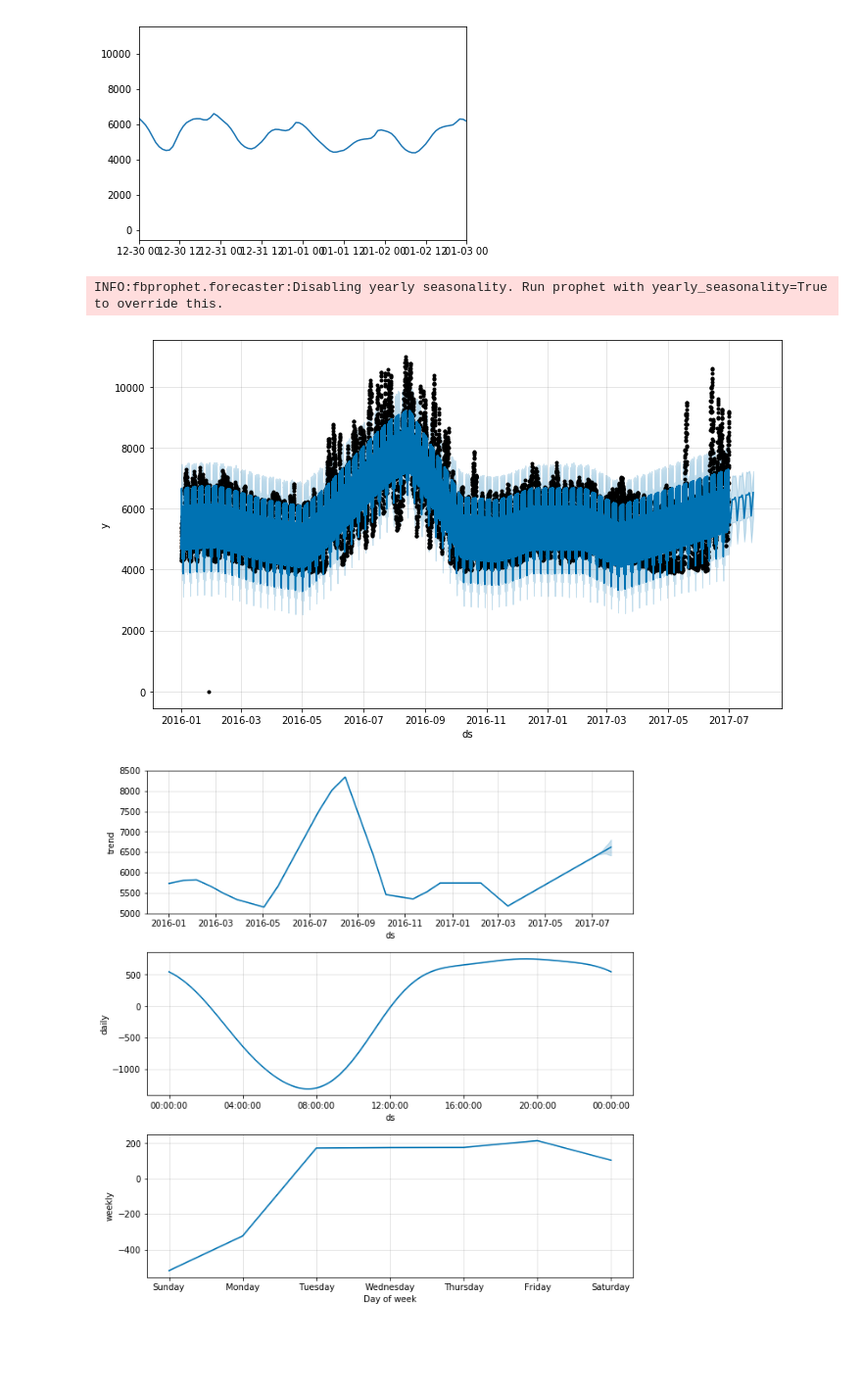
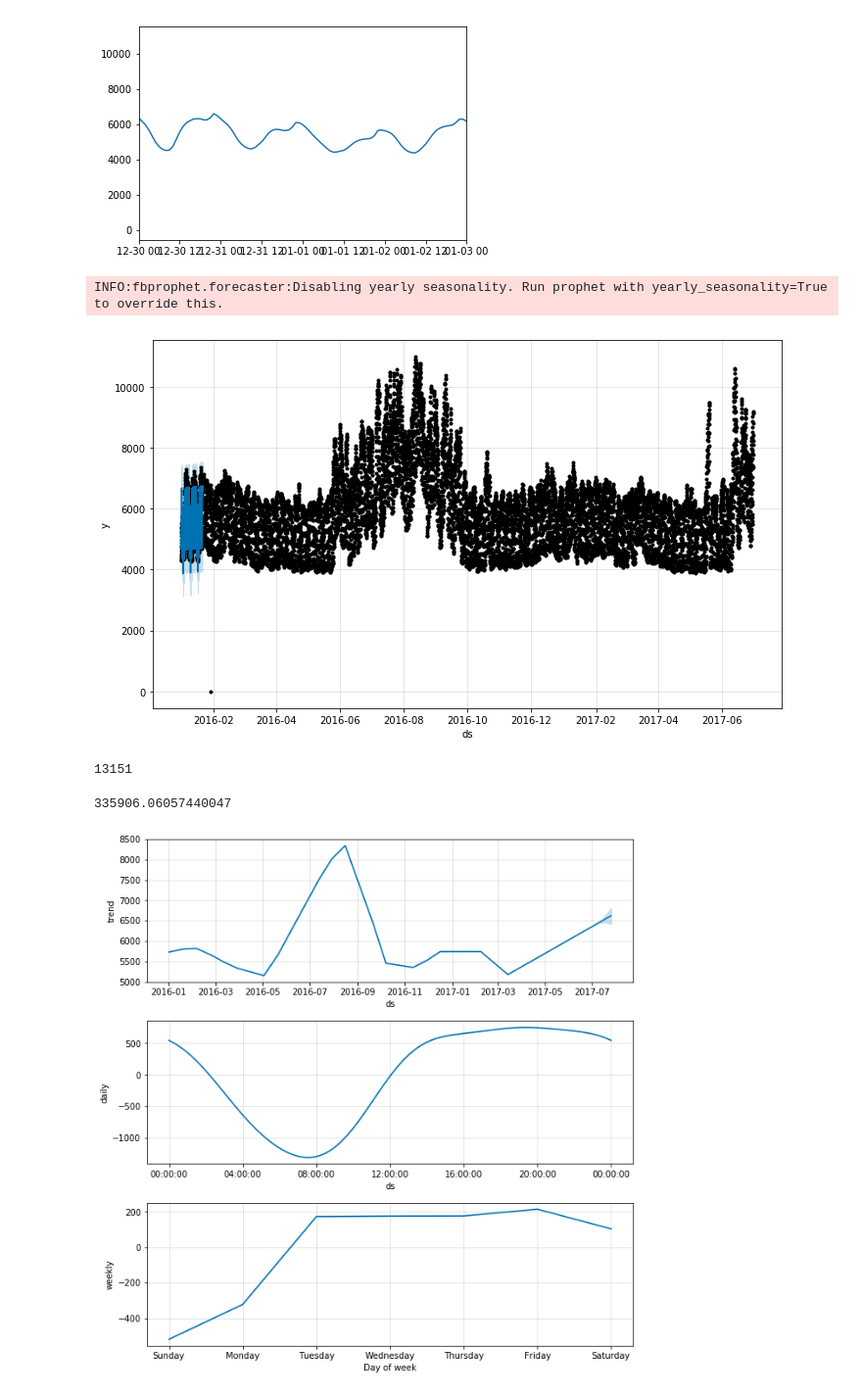
Before and after one commit to xingliuUT/battery_planner, a Jupyter notebook: prediction_model.ipynb, the cells around one changed output. Shown at 98% size. Saved outputs shown, nothing was run; the diff lists cells and outputs as text; code cells hidden in the pictures; blank space fills up the shorter version.

```diff
--- a/prediction_model.ipynb
+++ b/prediction_model.ipynb
@@ -42,14 +43,22 @@ plt.xlim(pd.datetime(2016,12,30), pd.datetime(2017,1,3))
 # %%
 m = Prophet()
 m.fit(df_nyiso);
 future = m.make_future_dataframe(periods=24)
 forecast = m.predict(future)
 # forecast[['ds', 'yhat', 'yhat_lower', 'yhat_upper']].tail()
 
-m.plot(forecast);
+m.plot(forecast.iloc[:500,:]);
 # %% [output]
 INFO:fbprophet.forecaster:Disabling yearly seasonality. Run prophet with yearly_seasonality=True to override this.
-[figure, old version]
+[figure, new version]
+# %%
+len(forecast.yhat.values)
+# %% [output]
+13151
+# %%
+mean_squared_error(forecast.yhat.values[:13127], df_nyiso.y.values)
+# %% [output]
+335906.06057440047
 # %%
 forecast.to_csv('forecast' + 'nyiso_2016_2017.csv', index = False)
 # %%
```
Also changed, not shown: parts of 1 cell of this notebook, 2 other files.
